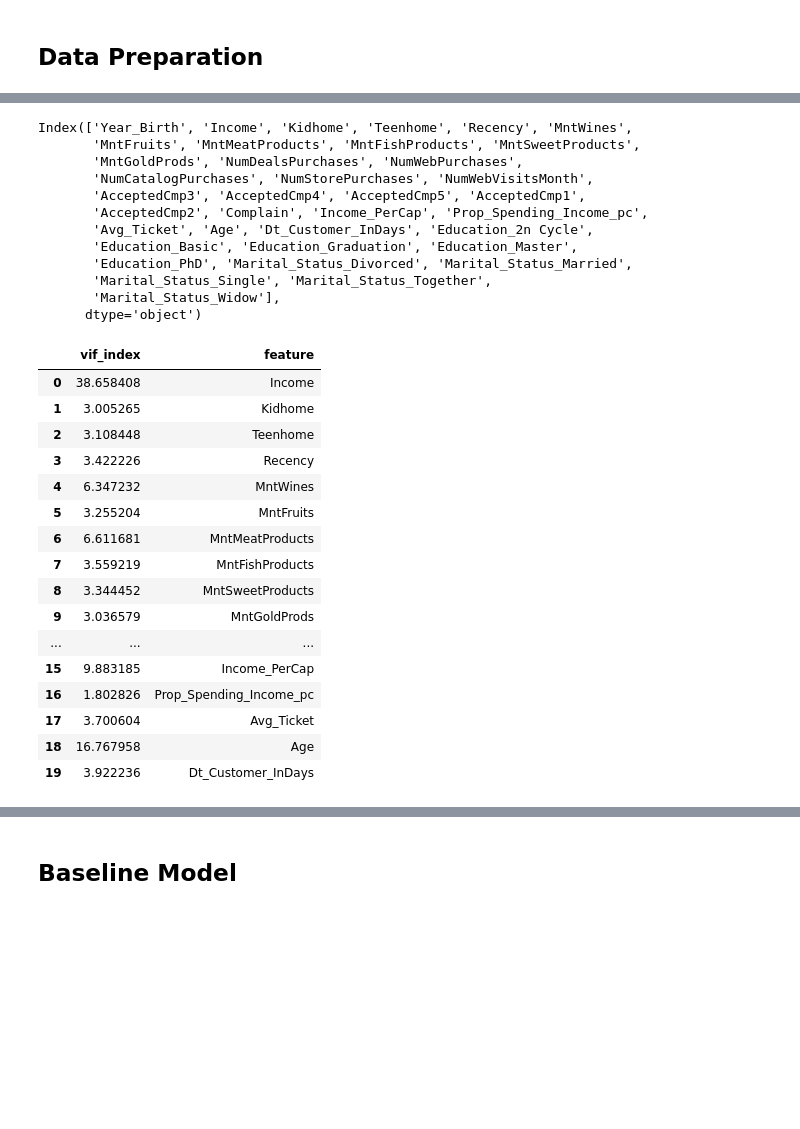
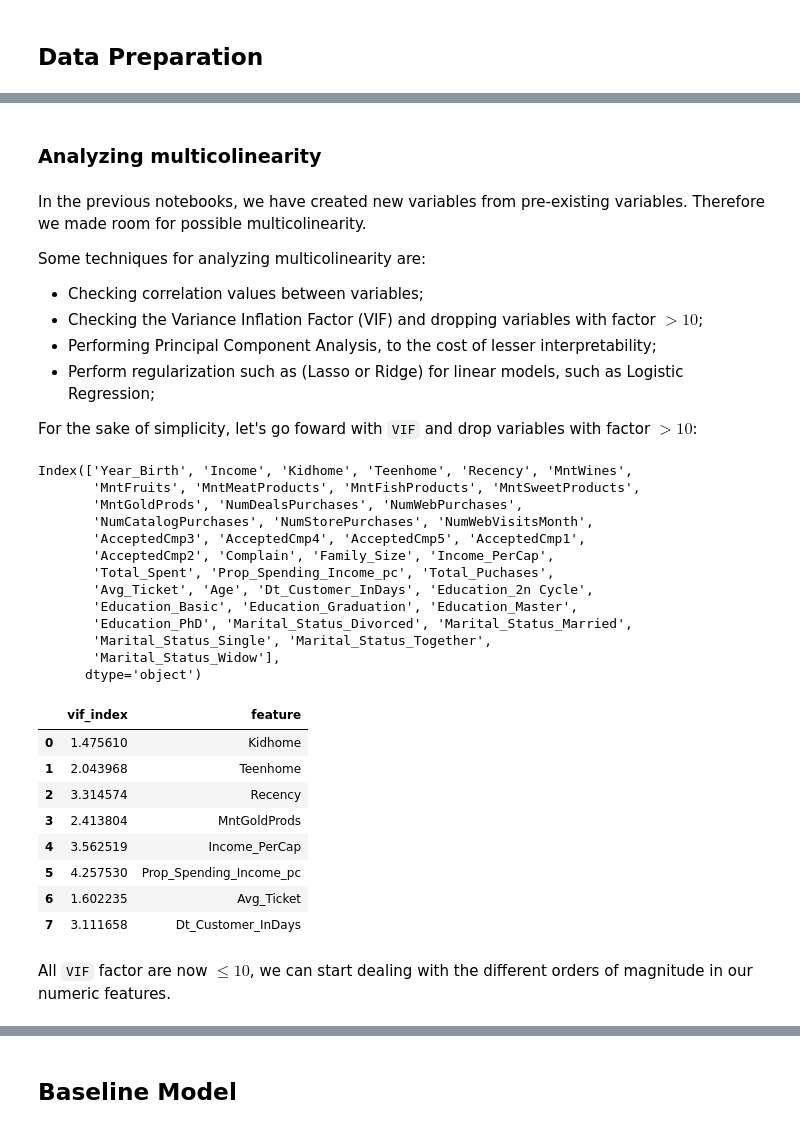
Before and after one commit to renanfmoises/consumer-behavior-analytics, a Jupyter notebook: notebooks/3.2 Consumer Behavior Analytics - Data Modelling - customers_exposed.ipynb, the cells around one changed output, grey strips where cells are left out. Cells and saved outputs as stored; diff of their text form; code cells hidden in the pictures; blank space fills up the shorter version.

Commit message:
Modelling and saving models

```diff
--- a/notebooks/3.2 Consumer Behavior Analytics - Data Modelling - customers_exposed.ipynb
+++ b/notebooks/3.2 Consumer Behavior Analytics - Data Modelling - customers_exposed.ipynb
@@ -33,10 +45,7 @@ warnings.filterwarnings('ignore')
 pd.set_option('display.max_columns', None)
 # %%
 # Loading customers exposed
-customers_exposed = pd.read_csv('../data/customers_exposed.csv', parse_dates = ['Dt_Customer'])
-
-# Loading customers whole
-customers_whole = pd.read_csv('../data/customers_whole.csv', parse_dates = ['Dt_Customer'])
+customers_exposed = pd.read_csv('../data/customers_exposed_ohe.csv')
 # %%
 customers_exposed.head()
 # %% [output]
@@ -73,6 +115,6 @@ customers_whole_ohe = pd.get_dummies(customers_whole)
 # %%
 # Splitting df_train and df_test for training and testing
-df_train, df_test = train_test_split(customers_whole_ohe, test_size = .2, random_state = 7)
+df_train, df_test = train_test_split(customers_exposed, test_size = .2, random_state = 7)
 # %%
 # Splitting df_train into df_train and df_val
 df_train, df_val = train_test_split(df_train, test_size = .2, random_state = 7)
@@ -115,3 +161,16 @@ X_test , y_test    shapes:  (447, 37) (447,)
+# %% [markdown]
+### Analyzing multicolinearity
+# %% [markdown]
+In the previous notebooks, we have created new variables from pre-existing variables. Therefore we made room for possible multicolinearity.
+
+Some techniques for analyzing multicolinearity are:
+
+- Checking correlation values between variables;
+- Checking the Variance Inflation Factor (VIF) and dropping variables with factor $> 10$;
+- Performing Principal Component Analysis, to the cost of lesser interpretability;
+- Perform regularization such as (Lasso or Ridge) for linear models, such as Logistic Regression;
+
+For the sake of simplicity, let's go foward with `VIF` and drop variables with factor $ >10$:
 # %%
 X_train.columns
 # %% [output]
@@ -120,7 +179,8 @@ Index(['Year_Birth', 'Income', 'Kidhome', 'Teenhome', 'Recency', 'MntWines',
        'MntGoldProds', 'NumDealsPurchases', 'NumWebPurchases',
        'NumCatalogPurchases', 'NumStorePurchases', 'NumWebVisitsMonth',
        'AcceptedCmp3', 'AcceptedCmp4', 'AcceptedCmp5', 'AcceptedCmp1',
-       'AcceptedCmp2', 'Complain', 'Income_PerCap', 'Prop_Spending_Income_pc',
+       'AcceptedCmp2', 'Complain', 'Family_Size', 'Income_PerCap',
+       'Total_Spent', 'Prop_Spending_Income_pc', 'Total_Puchases',
        'Avg_Ticket', 'Age', 'Dt_Customer_InDays', 'Education_2n Cycle',
        'Education_Basic', 'Education_Graduation', 'Education_Master',
        'Education_PhD', 'Marital_Status_Divorced', 'Marital_Status_Married',
@@ -155,23 +253,25 @@ numeric_features = [
 # %%
+# Creating a dataframe for storing vif and its respective variable
 vif_df = pd.DataFrame()
-vif_df["vif_index"] = [vif(X_train[numeric_features].values, i) for i in range(X_train[numeric_features].shape[1])]
-vif_df["feature"] = X_train[numeric_features].columns
+
+# Calculating vif values and saving it into vif_index columns
+vif_df["vif_index"] = [vif(X_train[numeric_features_vif_ok].values, i) \
+                               for i in range(X_train[numeric_features_vif_ok].shape[1])]
+
+# Saving variable name into feature column
+vif_df["feature"] = X_train[numeric_features_vif_ok].columns
+
+# Checking results
 vif_df
 # %% [output]
 |  | vif_index | feature |
-| 0 | 38.658408 | Income |
-| 1 | 3.005265 | Kidhome |
-| 2 | 3.108448 | Teenhome |
-| 3 | 3.422226 | Recency |
-| 4 | 6.347232 | MntWines |
-| 5 | 3.255204 | MntFruits |
-| 6 | 6.611681 | MntMeatProducts |
-| 7 | 3.559219 | MntFishProducts |
-| 8 | 3.344452 | MntSweetProducts |
-| 9 | 3.036579 | MntGoldProds |
-| ... | ... | ... |
-| 15 | 9.883185 | Income_PerCap |
-| 16 | 1.802826 | Prop_Spending_Income_pc |
-| 17 | 3.700604 | Avg_Ticket |
-| 18 | 16.767958 | Age |
-| 19 | 3.922236 | Dt_Customer_InDays |
+| 0 | 1.475610 | Kidhome |
+| 1 | 2.043968 | Teenhome |
+| 2 | 3.314574 | Recency |
+| 3 | 2.413804 | MntGoldProds |
+| 4 | 3.562519 | Income_PerCap |
+| 5 | 4.257530 | Prop_Spending_Income_pc |
+| 6 | 1.602235 | Avg_Ticket |
+| 7 | 3.111658 | Dt_Customer_InDays |
+# %% [markdown]
+All `VIF` factor are now $\le 10$, we can start dealing with the different orders of magnitude in our numeric features.
```
Also changed, not shown: parts of 69 cells of this notebook, 20 other files.
